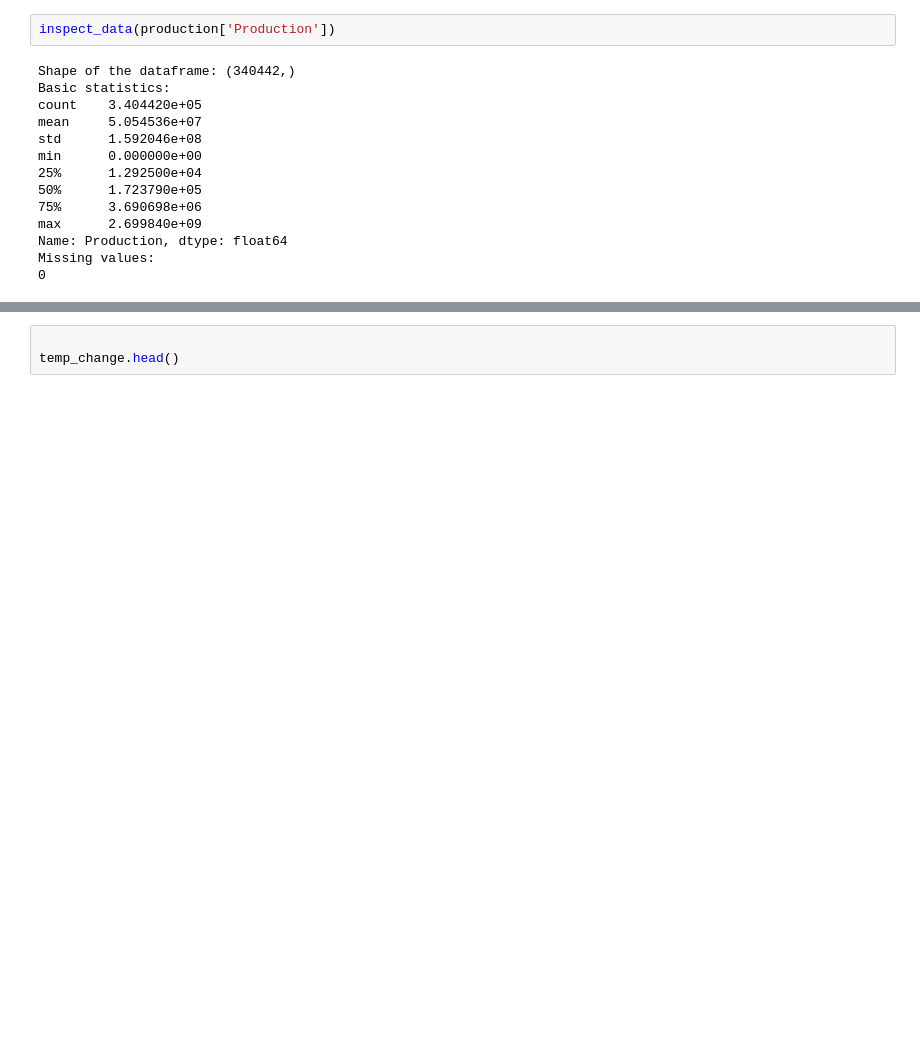
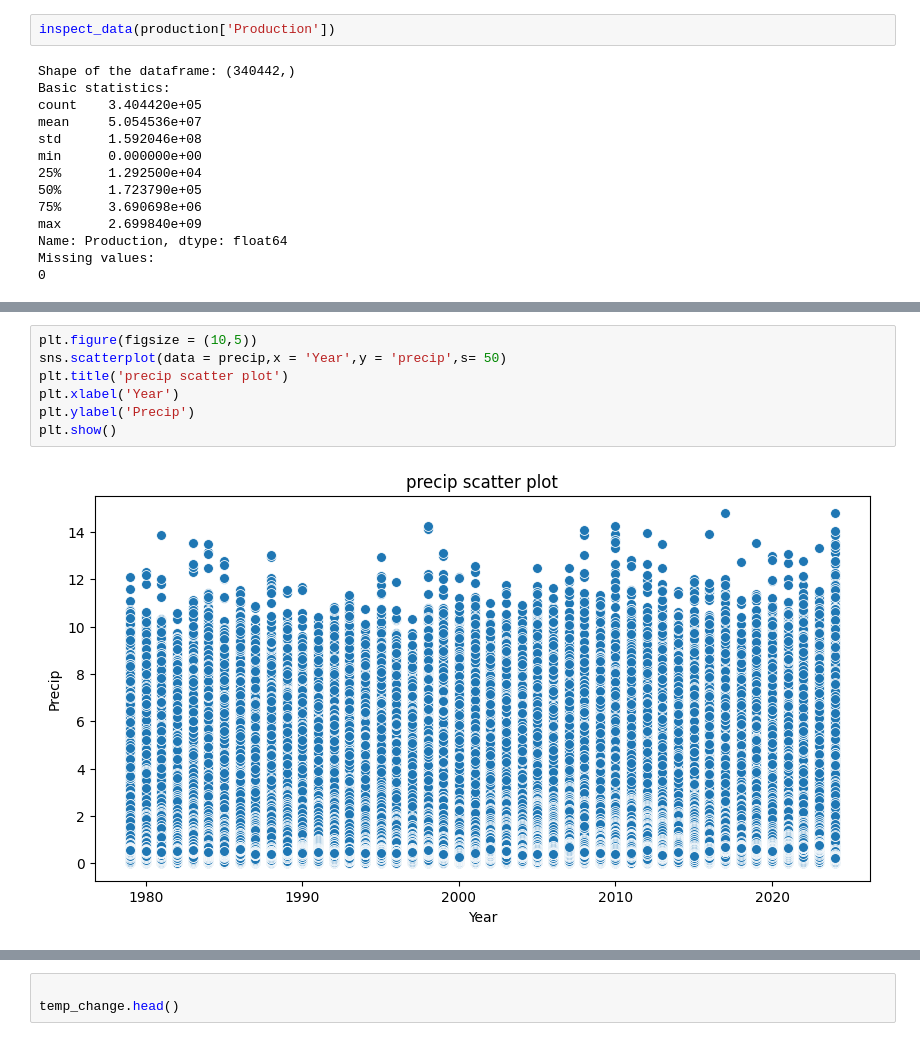
Before and after one commit to aymanezz/Climate_Impact_Agriculture_Yield, a Jupyter notebook: notebooks/EDA.ipynb, the cells around one changed output, grey strips where cells are left out. Drawn from its saved outputs; the diff is of its cells as text; blank space fills up the shorter version.

```diff
--- a/notebooks/EDA.ipynb
+++ b/notebooks/EDA.ipynb
@@ -143,0 +115,9 @@ Missing values:
+# %%
+plt.figure(figsize = (10,5))
+sns.scatterplot(data = precip,x = 'Year',y = 'precip',s= 50)
+plt.title('precip scatter plot')
+plt.xlabel('Year')
+plt.ylabel('Precip')
+plt.show()
+# %% [output]
+[figure, added]
```
Also changed, not shown: parts of 18 cells of this notebook.
